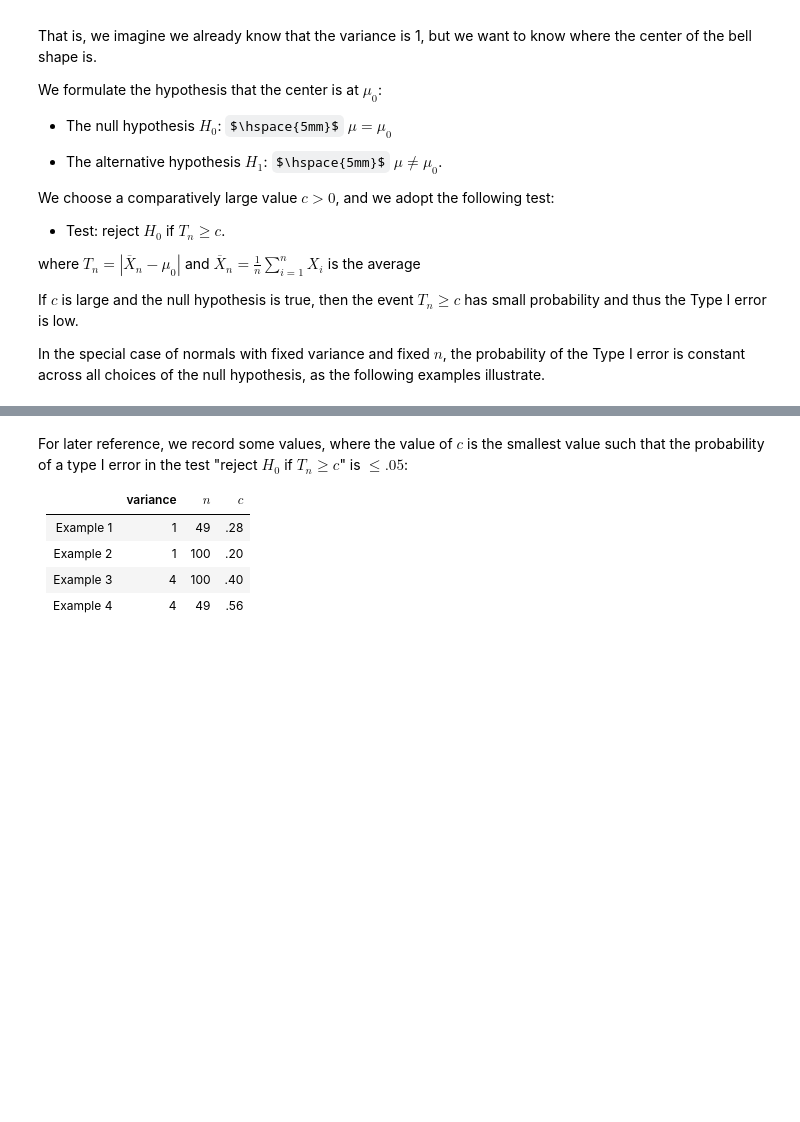
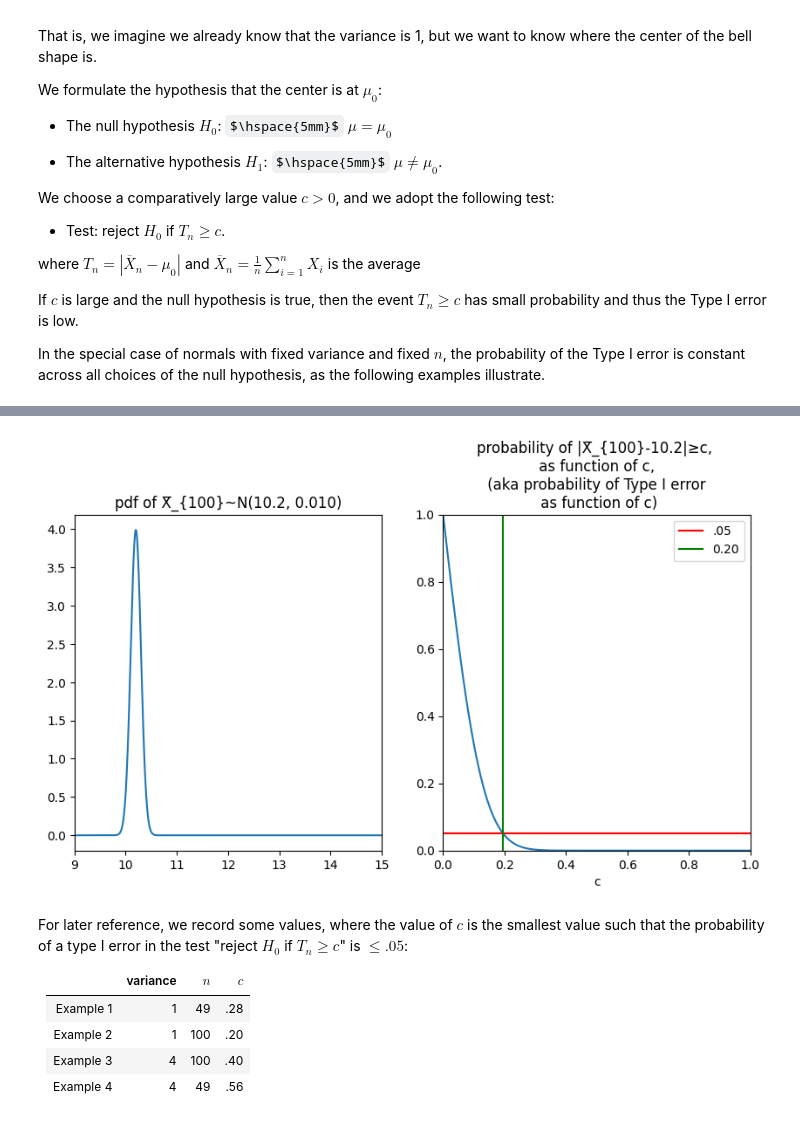
Before and after one commit to logic-teaching/philstatsbook, a Jupyter notebook: _sources/Chap10.ipynb, the cells around one changed output, grey strips where cells are left out. Cells and saved outputs as stored; diff of their text form; code cells hidden in the pictures; some formulas as TeX source; blank space fills up the shorter version.

```diff
--- a/_sources/Chap10.ipynb
+++ b/_sources/Chap10.ipynb
@@ -121,3 +109,7 @@ interactive(children=(FloatSlider(value=12.0, description='mu', max=20.0), Float
+# %%
+normalvisual(10.2, 1, 100)
+# %% [output]
+[figure, added]
 # %% [markdown]
 For later reference, we record some values, where the value of $c$ is the smallest value such that the probability of a type I error in the test "reject $H_0$ if $T_n\geq c$" is $\leq .05$:
 
```
Also changed, not shown: parts of 12 cells of this notebook, 21 other files.
